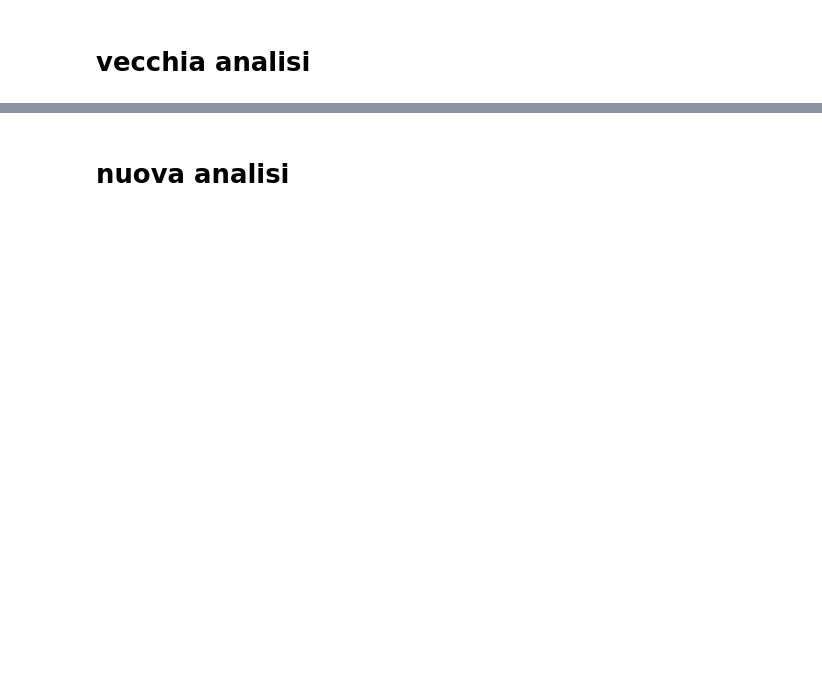
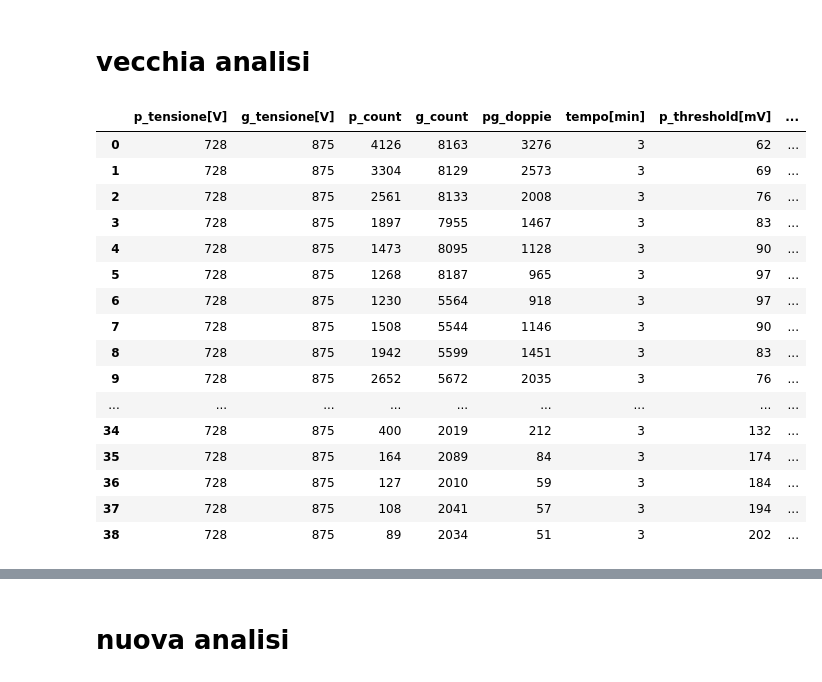
Before and after one commit to Matti-z/Lab-muons, a Jupyter notebook: Data/anal.ipynb, the cells around one changed output, grey strips where cells are left out. Saved outputs shown, nothing was run; the diff lists cells and outputs as text; code cells hidden in the pictures; blank space fills up the shorter version.

```diff
--- a/Data/anal.ipynb
+++ b/Data/anal.ipynb
@@ -9,13 +8,32 @@ import numpy as np
 # vecchia analisi
 # %%
 #prendo path per tutti uguale
-DATA_FILE = Path('Data') / 'V_settings2.txt'
+DATA_FILE = Path('Data') / 'V_settings2.csv'
 if not DATA_FILE.exists():
     for p in Path.cwd().parents:
-        candidate = p / 'Data' / 'V_settings2.txt'
+        candidate = p / 'Data' / 'V_settings2.csv'
         if candidate.exists():
             DATA_FILE = candidate
             break
-df_variap = pd.read_csv(DATA_FILE, sep = r'\s+', skiprows = 21, header = None, engine='python')
-df_variap.columns = ['p_t', 'p_c', 'g_t', 'g_c', 'coincidenze', 'tempo_misura_min', 'thr_p', 'thr_g']
+df_variap = pd.read_csv(DATA_FILE, sep = r',', header = 0, engine='python') #skiprow=21
+
+display(df_variap)
+# %% [output]
+|  | p_tensione[V] | g_tensione[V] | p_count | g_count | pg_doppie | tempo[min] | p_threshold[mV] | ... |
+| 0 | 728 | 875 | 4126 | 8163 | 3276 | 3 | 62 | ... |
+| 1 | 728 | 875 | 3304 | 8129 | 2573 | 3 | 69 | ... |
+| 2 | 728 | 875 | 2561 | 8133 | 2008 | 3 | 76 | ... |
+| 3 | 728 | 875 | 1897 | 7955 | 1467 | 3 | 83 | ... |
+| 4 | 728 | 875 | 1473 | 8095 | 1128 | 3 | 90 | ... |
+| 5 | 728 | 875 | 1268 | 8187 | 965 | 3 | 97 | ... |
+| 6 | 728 | 875 | 1230 | 5564 | 918 | 3 | 97 | ... |
+| 7 | 728 | 875 | 1508 | 5544 | 1146 | 3 | 90 | ... |
+| 8 | 728 | 875 | 1942 | 5599 | 1451 | 3 | 83 | ... |
+| 9 | 728 | 875 | 2652 | 5672 | 2035 | 3 | 76 | ... |
+| ... | ... | ... | ... | ... | ... | ... | ... | ... |
+| 34 | 728 | 875 | 400 | 2019 | 212 | 3 | 132 | ... |
+| 35 | 728 | 875 | 164 | 2089 | 84 | 3 | 174 | ... |
+| 36 | 728 | 875 | 127 | 2010 | 59 | 3 | 184 | ... |
+| 37 | 728 | 875 | 108 | 2041 | 57 | 3 | 194 | ... |
+| 38 | 728 | 875 | 89 | 2034 | 51 | 3 | 202 | ... |
 # %%
```
Also changed, not shown: parts of 10 cells of this notebook, 11 other files.
